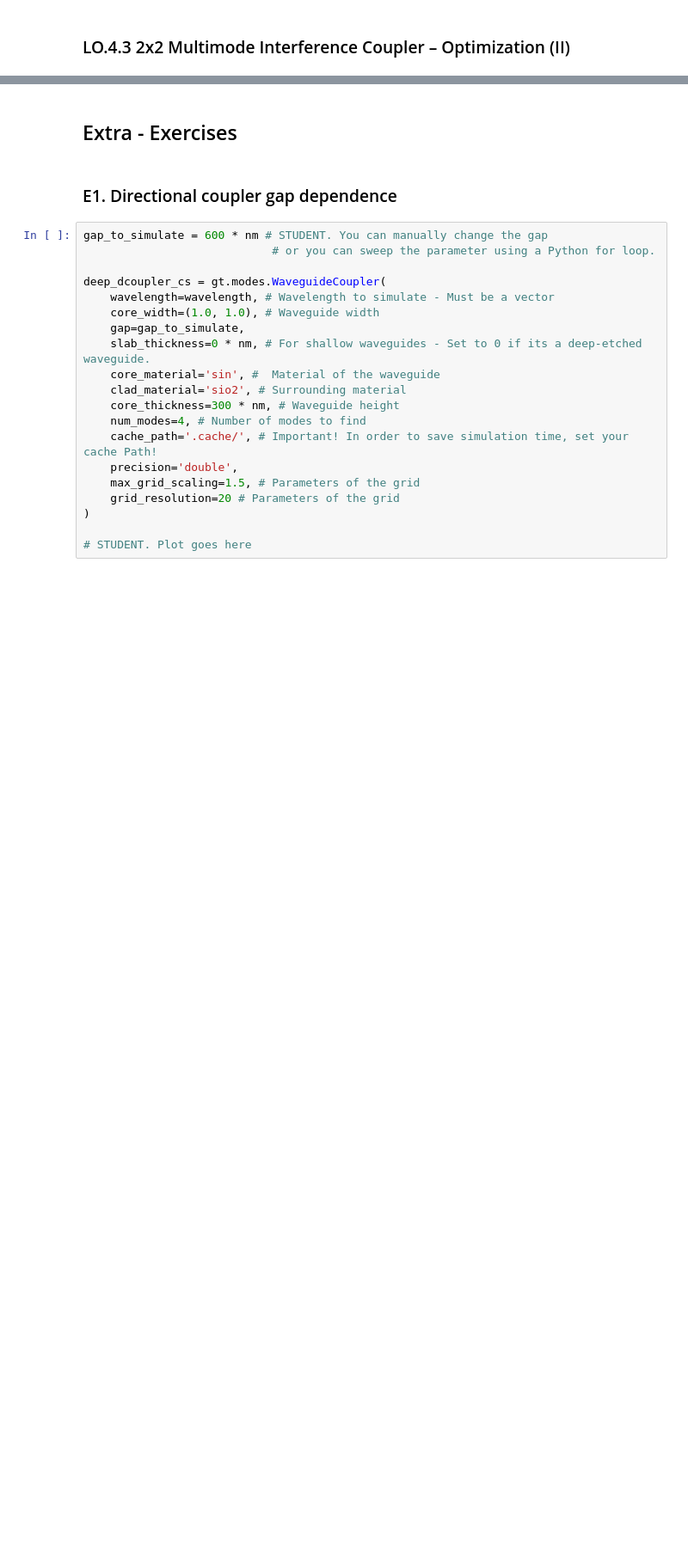
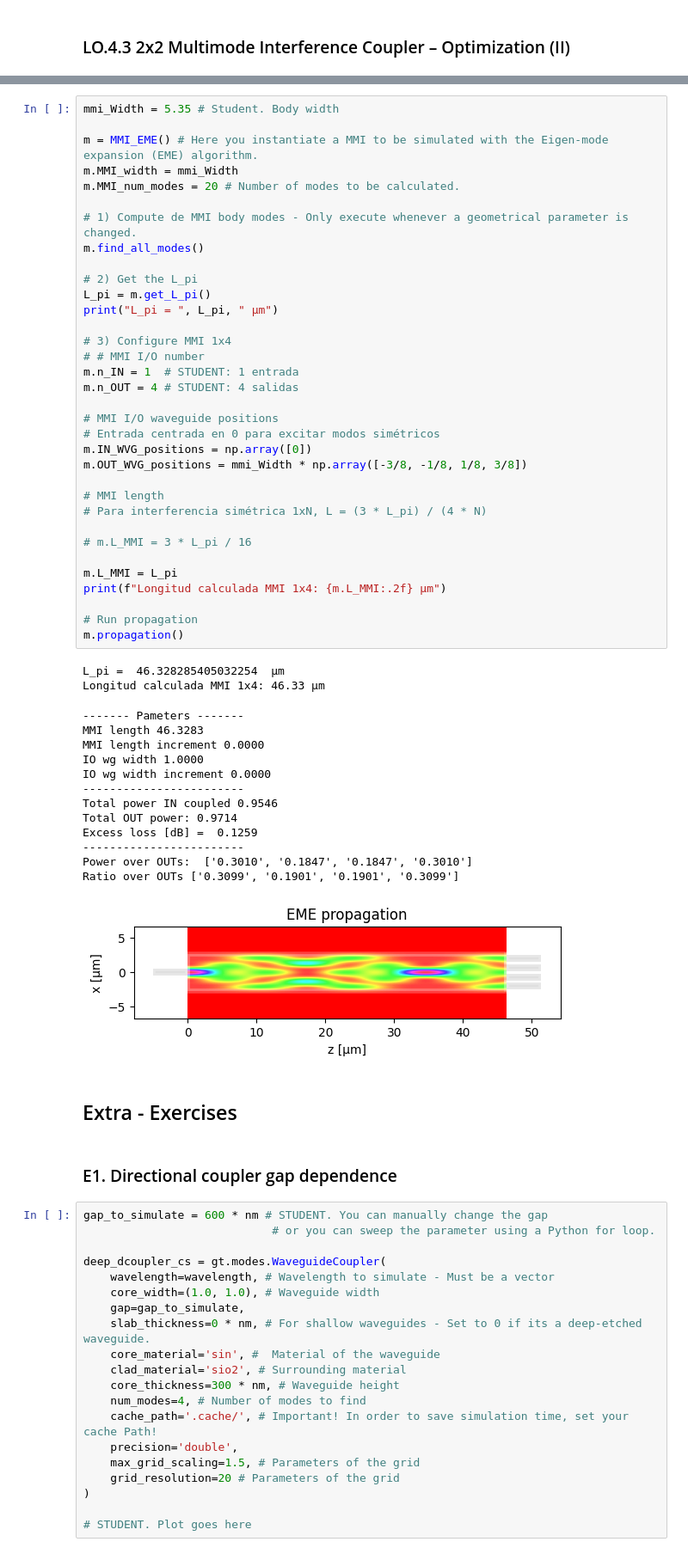
Before and after one commit to marcoscaranana/pic-upv-lab2, a Jupyter notebook: COUPLERS_Student.ipynb, the cells around one changed output, grey strips where cells are left out. Shown at 86% size. Drawn from its saved outputs; the diff is of its cells as text; blank space fills up the shorter version.

```diff
--- a/COUPLERS_Student.ipynb
+++ b/COUPLERS_Student.ipynb
@@ -726,6 +778,56 @@ Ratio over OUTs ['0.5022', '0.4978']
 Repeat the design procedure explained for the 2x2 Coupler to design a 1x4 MMI Coupler. Consider:
 - Select a suitable MMI body width, taking into account that you now must allocate 4 waveguides at the output.
 - Minimize the losses and output imbalance for the MMI coupler.
+# %%
+mmi_Width = 5.35 # Student. Body width
+
+m = MMI_EME() # Here you instantiate a MMI to be simulated with the Eigen-mode expansion (EME) algorithm.
+m.MMI_width = mmi_Width
+m.MMI_num_modes = 20 # Number of modes to be calculated.
+
+# 1) Compute de MMI body modes - Only execute whenever a geometrical parameter is changed.
+m.find_all_modes()
+
+# 2) Get the L_pi
+L_pi = m.get_L_pi()
+print("L_pi = ", L_pi, " µm")
+
+# 3) Configure MMI 1x4
+# # MMI I/O number
+m.n_IN = 1  # STUDENT: 1 entrada
+m.n_OUT = 4 # STUDENT: 4 salidas
+
+# MMI I/O waveguide positions
+# Entrada centrada en 0 para excitar modos simétricos
+m.IN_WVG_positions = np.array([0])
+m.OUT_WVG_positions = mmi_Width * np.array([-3/8, -1/8, 1/8, 3/8])
+
+# MMI length
+# Para interferencia simétrica 1xN, L = (3 * L_pi) / (4 * N)
+
+# m.L_MMI = 3 * L_pi / 16
+
+m.L_MMI = L_pi
+print(f"Longitud calculada MMI 1x4: {m.L_MMI:.2f} µm")
+
+# Run propagation
+m.propagation()
+# %% [output]
+L_pi =  46.328285405032254  µm
+Longitud calculada MMI 1x4: 46.33 µm
+------- Pameters -------
+MMI length 46.3283
+MMI length increment 0.0000
+IO wg width 1.0000
+IO wg width increment 0.0000
+------------------------
+Total power IN coupled 0.9546
+Total OUT power: 0.9714
+Excess loss [dB] =  0.1259
+------------------------
+Power over OUTs:  ['0.3010', '0.1847', '0.1847', '0.3010']
+Ratio over OUTs ['0.3099', '0.1901', '0.1901', '0.3099']
+[figure, added]
 # %% [markdown]
 ## Extra - Exercises
 # %% [markdown]
```
Also changed, not shown: parts of 7 cells of this notebook.
